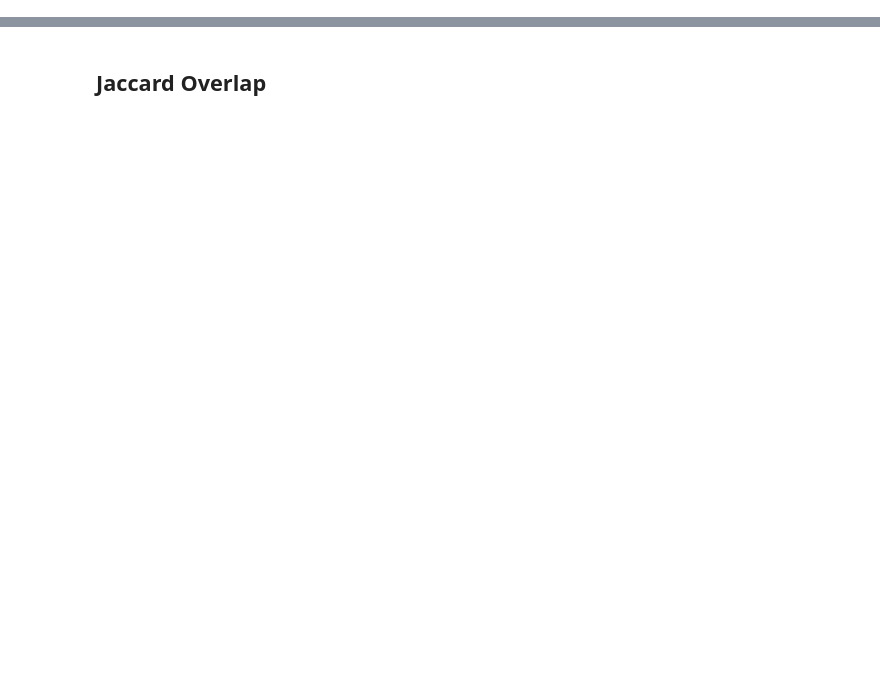
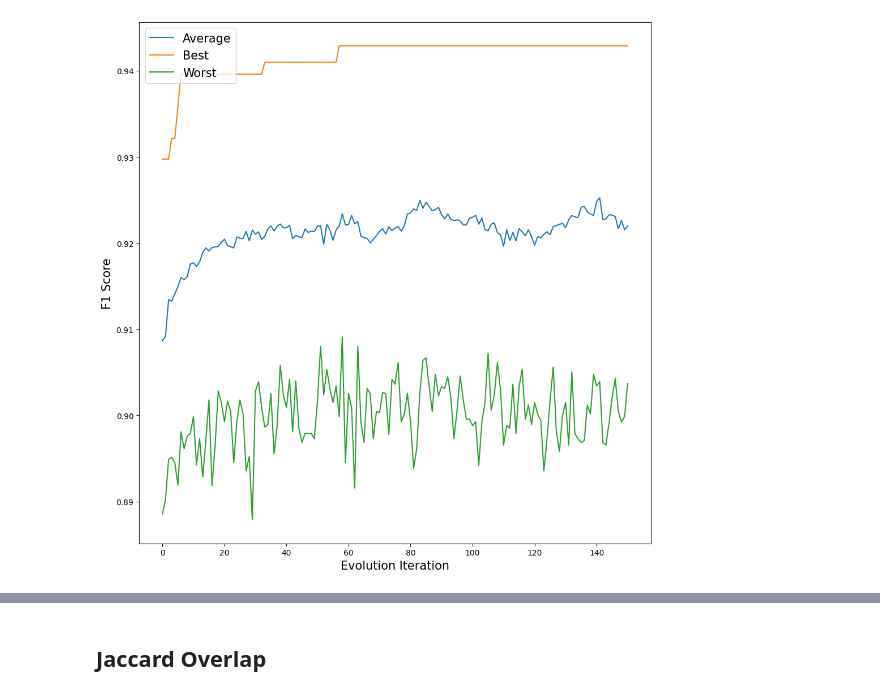
Before and after one commit to nishanthmarer/Genetic_Algorithm_Parallelize, a Jupyter notebook: Compile Results.ipynb, the cells around one changed output, grey strips where cells are left out. Saved outputs shown, nothing was run; the diff lists cells and outputs as text; code cells hidden in the pictures; blank space fills up the shorter version.

```diff
--- a/Compile Results.ipynb
+++ b/Compile Results.ipynb
@@ -17,2 +18,4 @@ print(f"{len(os.listdir(results_folder))} results")
+# %%
+df_special = 0
 # %%
 for experiment_folder in os.listdir(results_folder):
@@ -72,0 +95,12 @@ df_experiment = df_experiment.reset_index(drop=True)
+# %%
+time = df_special.Gen
+plt.figure(figsize=(10,10))
+plt.plot(time,df_special.loc[:,["Avg","Best","Worst"]])
+plt.legend(["Average","Best","Worst"],loc="upper left",fontsize=15)
+plt.xlabel("Evolution Iteration",fontsize=15)
+plt.ylabel("F1 Score",fontsize=15)
+plt.tight_layout()
+plt.savefig(os.path.join("images","ga_validation.pdf"),dpi=1600)
+plt.show()
+# %% [output]
+[figure, added]
```
Also changed, not shown: parts of 15 cells of this notebook, 1 other file.
